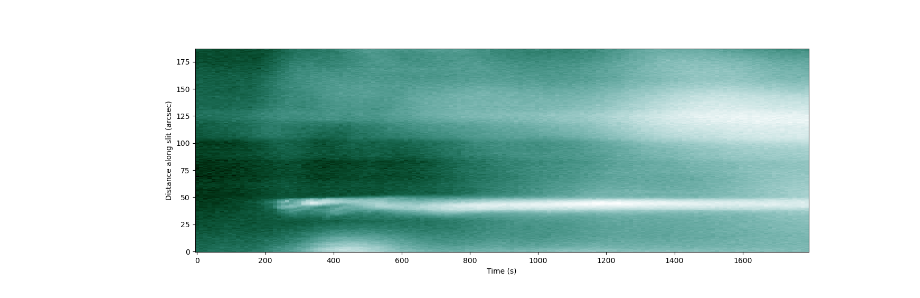
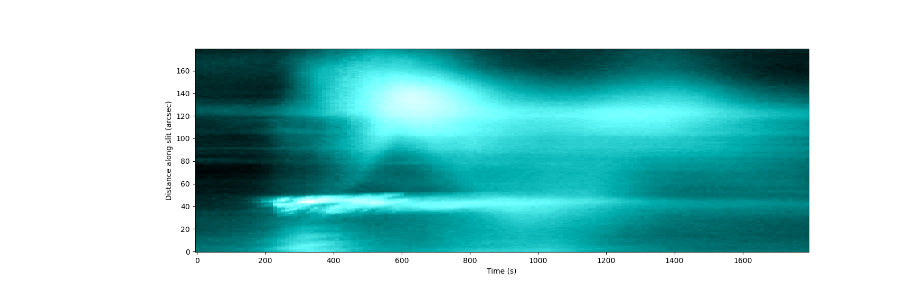
Before and after one commit to SunImagesTDPB/GeneralSolarAnalysis, a Jupyter notebook: main.ipynb, the cells around one changed output. Cells and saved outputs as stored; diff of their text form; code cells hidden in the pictures.

```diff
--- a/main.ipynb
+++ b/main.ipynb
@@ -27,9 +27,9 @@ test_data = TDPlotter('../sunishot/images')
 # %%
 test_data.get_data(xin, yin, 11)
 # %%
-test_data.plot_td(94)
+test_data.plot_td(131)
 # %% [output]
-[figure, old version]
+[figure, new version]
 # %%
 test_data.save_npz('res20131228')
 test_data.save_txt('res20131228')
```
Also changed, not shown: parts of 1 cell of this notebook, 15 other files.
